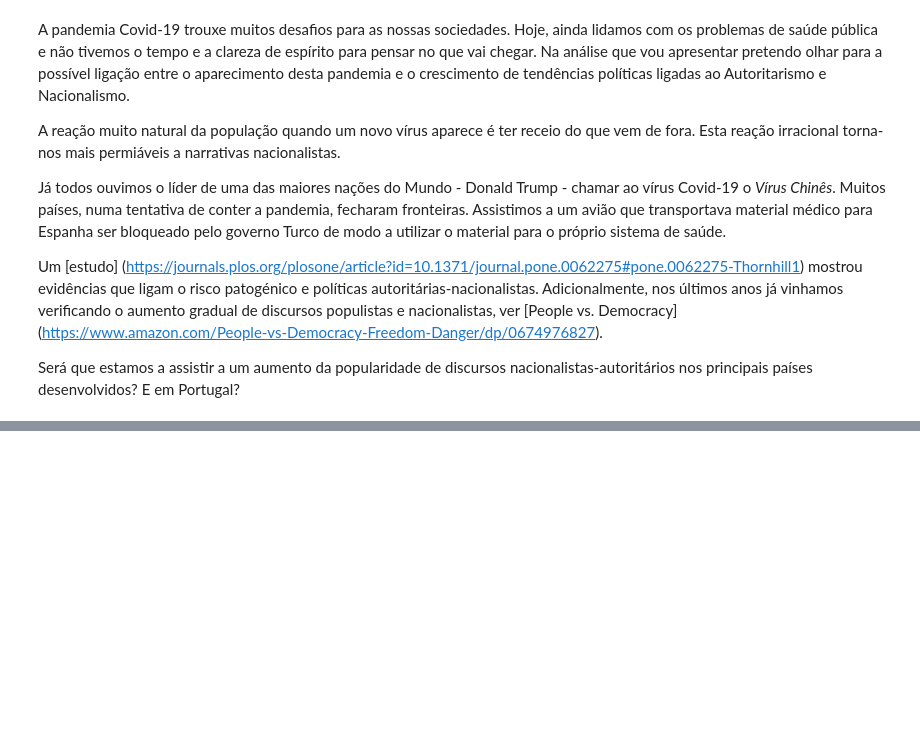
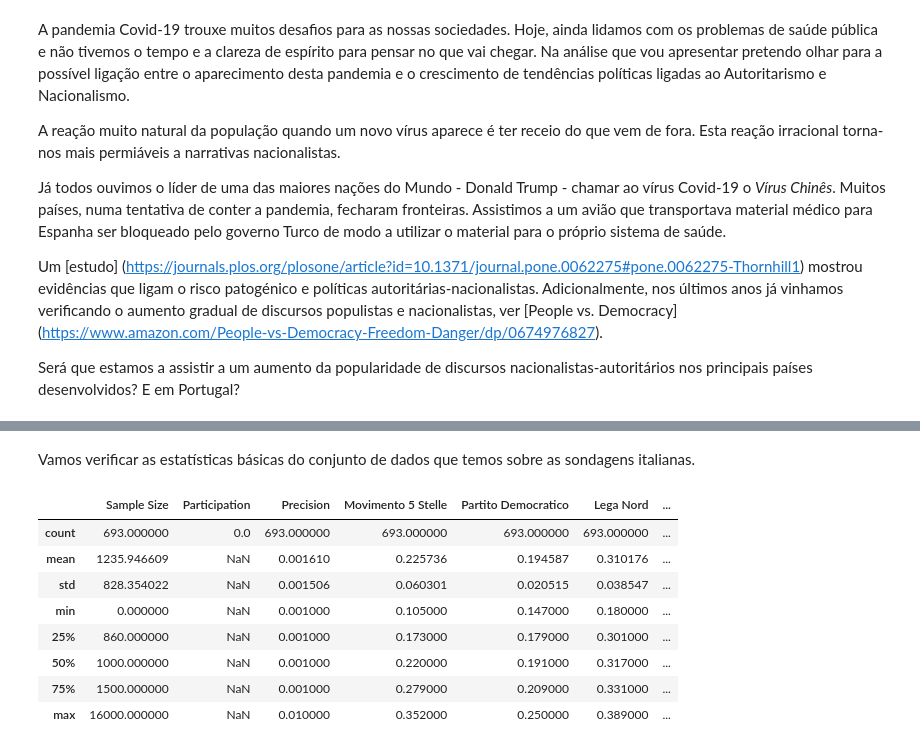
Before and after one commit to jofortunato/authr-covid, a Jupyter notebook: authoritarian_covid-19.ipynb, the cells around one changed output, grey strips where cells are left out. Cells and saved outputs as stored; diff of their text form; code cells hidden in the pictures; blank space fills up the shorter version.

```diff
--- a/authoritarian_covid-19.ipynb
+++ b/authoritarian_covid-19.ipynb
@@ -13,0 +63,10 @@ Será que estamos a assistir a um aumento da popularidade de discursos nacionali
+# %%
+# Change data types to float for percetage columns and apply the mean for NaN values
+for i in range(7, 24):
+    italy_polls.iloc[:, i] = italy_polls.iloc[:, i].apply(lambda x: x.replace('%', ''))
+    italy_polls.iloc[:, i].replace('Not Available', np.nan, inplace = True)
+    italy_polls.iloc[:, i] = italy_polls.iloc[:, i].astype("float")/100
+
+    # Replace Not Available results by the mean of the existing values
+    mean = italy_polls.iloc[:, i].mean()
+    italy_polls.iloc[:, i].replace(np.nan, mean, inplace = True)
@@ -13,0 +101,14 @@ Será que estamos a assistir a um aumento da popularidade de discursos nacionali
+# %% [markdown]
+Vamos verificar as estatísticas básicas do conjunto de dados que temos sobre as sondagens italianas.
+# %%
+italy_polls.describe()
+# %% [output]
+|  | Sample Size | Participation | Precision | Movimento 5 Stelle | Partito Democratico | Lega Nord | ... |
+| count | 693.000000 | 0.0 | 693.000000 | 693.000000 | 693.000000 | 693.000000 | ... |
+| mean | 1235.946609 | NaN | 0.001610 | 0.225736 | 0.194587 | 0.310176 | ... |
+| std | 828.354022 | NaN | 0.001506 | 0.060301 | 0.020515 | 0.038547 | ... |
+| min | 0.000000 | NaN | 0.001000 | 0.105000 | 0.147000 | 0.180000 | ... |
+| 25% | 860.000000 | NaN | 0.001000 | 0.173000 | 0.179000 | 0.301000 | ... |
+| 50% | 1000.000000 | NaN | 0.001000 | 0.220000 | 0.191000 | 0.317000 | ... |
+| 75% | 1500.000000 | NaN | 0.001000 | 0.279000 | 0.209000 | 0.331000 | ... |
+| max | 16000.000000 | NaN | 0.010000 | 0.352000 | 0.250000 | 0.389000 | ... |
```
Also changed, not shown: parts of 13 cells of this notebook.
